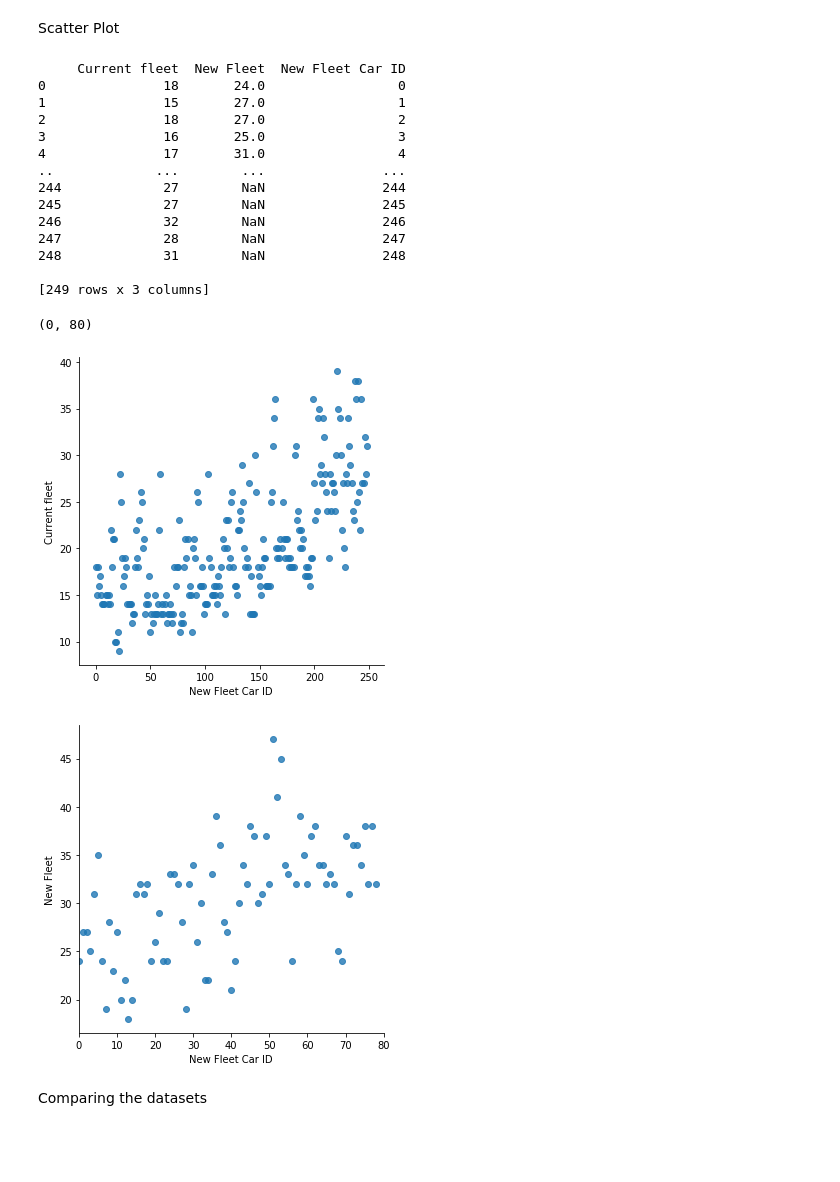
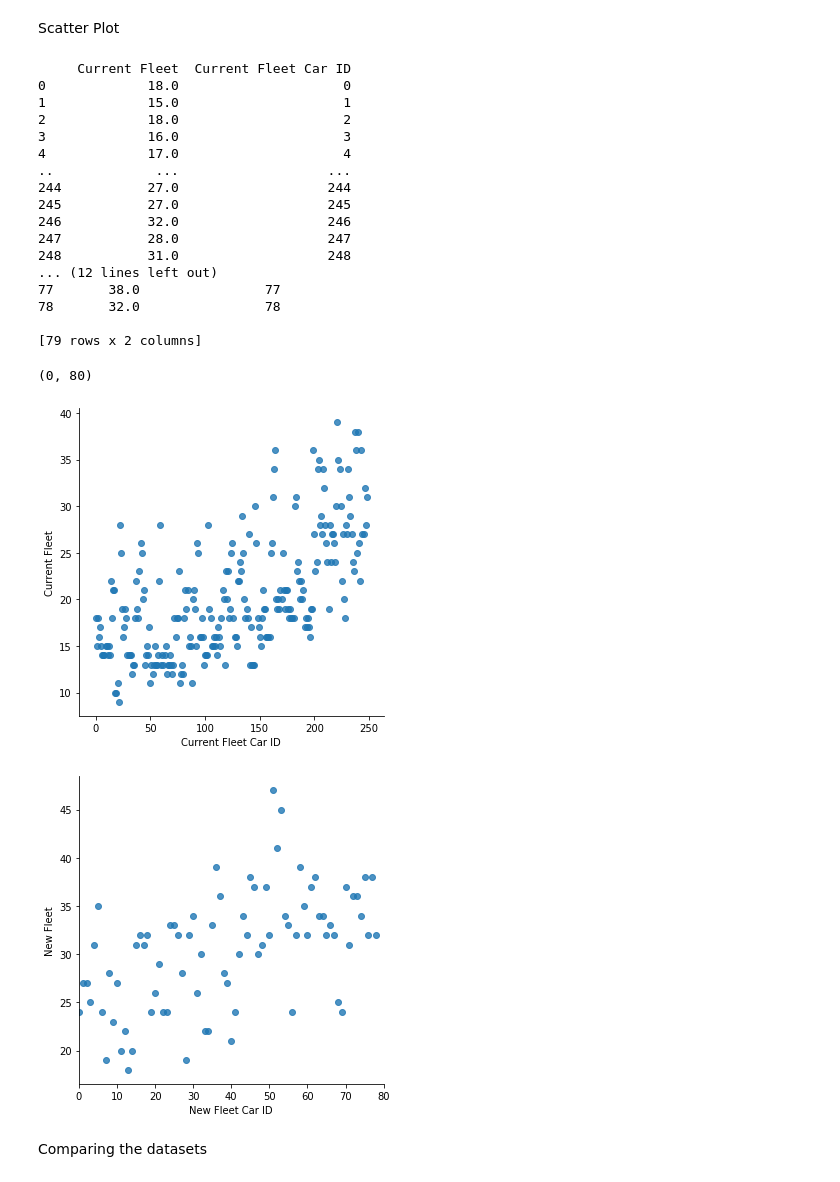
Before and after one commit to thiviyan98/ThiviyanNanthakumarCE888, a Jupyter notebook: Lab2.ipynb, the cells around one changed output. Cells and saved outputs as stored; diff of their text form; code cells hidden in the pictures; blank space fills up the shorter version.

```diff
--- a/Lab2.ipynb
+++ b/Lab2.ipynb
@@ -143,36 +143,39 @@ sns_plot.axes[0, 0].set_xlim(0, 40)
 # %% [markdown]
 Scatter Plot
 # %%
-id_cf=np.asarray(range(len(currentfleet)))
-id_nf=np.asarray(range(len(newfleet)))
+id_cf=np.array(range(len(currentfleet)))
+id_nf=np.array(range(len(newfleet)))
 
-#df['Current Fleet Car ID']=id_cf
-df['New Fleet Car ID']=id_cf
-df_data = pd.DataFrame(df, columns=['Current Fleet Car ID','Current Fleet'])
-sns_plot = sns.lmplot( df.columns[2],df.columns[0], data=df, fit_reg=False)
-
-print(df)
-df_data1 = pd.DataFrame(df, columns=['New Fleet Car ID','New Fleet'])
-sns_plot1 = sns.lmplot( df.columns[2],df.columns[1], data=df, fit_reg=False)
+currentfleet_data = pd.DataFrame(currentfleet, columns=['Current Fleet'])
+currentfleet_data["Current Fleet Car ID"]=id_cf
+sns_plot = sns.lmplot( currentfleet_data.columns[1],currentfleet_data.columns[0], data=currentfleet_data, fit_reg=False)
+print(currentfleet_data)
+newfleet_data = pd.DataFrame(newfleet, columns=['New Fleet'])
+newfleet_data["New Fleet Car ID"]=id_nf
+sns_plot1 = sns.lmplot( newfleet_data.columns[1],newfleet_data.columns[0], data=newfleet_data, fit_reg=False)
+print(newfleet_data)
 #sns_plot1.axes[0, 0].set_ylim(0,)
 sns_plot1.axes[0, 0].set_xlim(0, 80)
 # %% [output]
-     Current fleet  New Fleet  New Fleet Car ID
-0               18       24.0                 0
-1               15       27.0                 1
-2               18       27.0                 2
-3               16       25.0                 3
-4               17       31.0                 4
-..             ...        ...               ...
-244             27        NaN               244
-245             27        NaN               245
-246             32        NaN               246
-247             28        NaN               247
-248             31        NaN               248
+     Current Fleet  Current Fleet Car ID
+0             18.0                     0
+1             15.0                     1
+2             18.0                     2
+3             16.0                     3
+4             17.0                     4
+..             ...                   ...
+244           27.0                   244
+245           27.0                   245
+246           32.0                   246
+247           28.0                   247
+248           31.0                   248
+... (12 lines left out)
+77       38.0                77
+78       32.0                78
 
-[249 rows x 3 columns]
+[79 rows x 2 columns]
 (0, 80)
-[figure, old version]
+[figure, new version]
 [figure]
 # %% [markdown]
 Comparing the datasets
```
